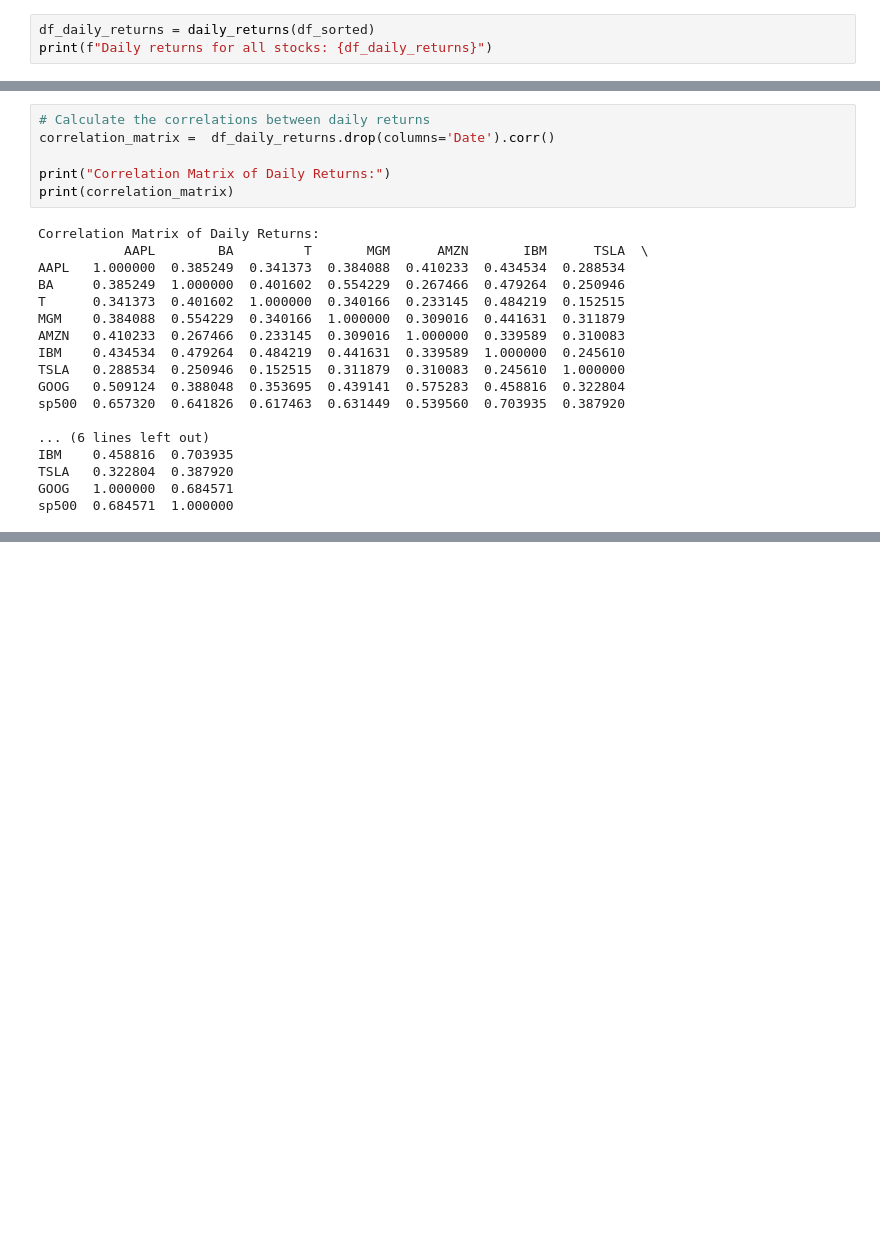
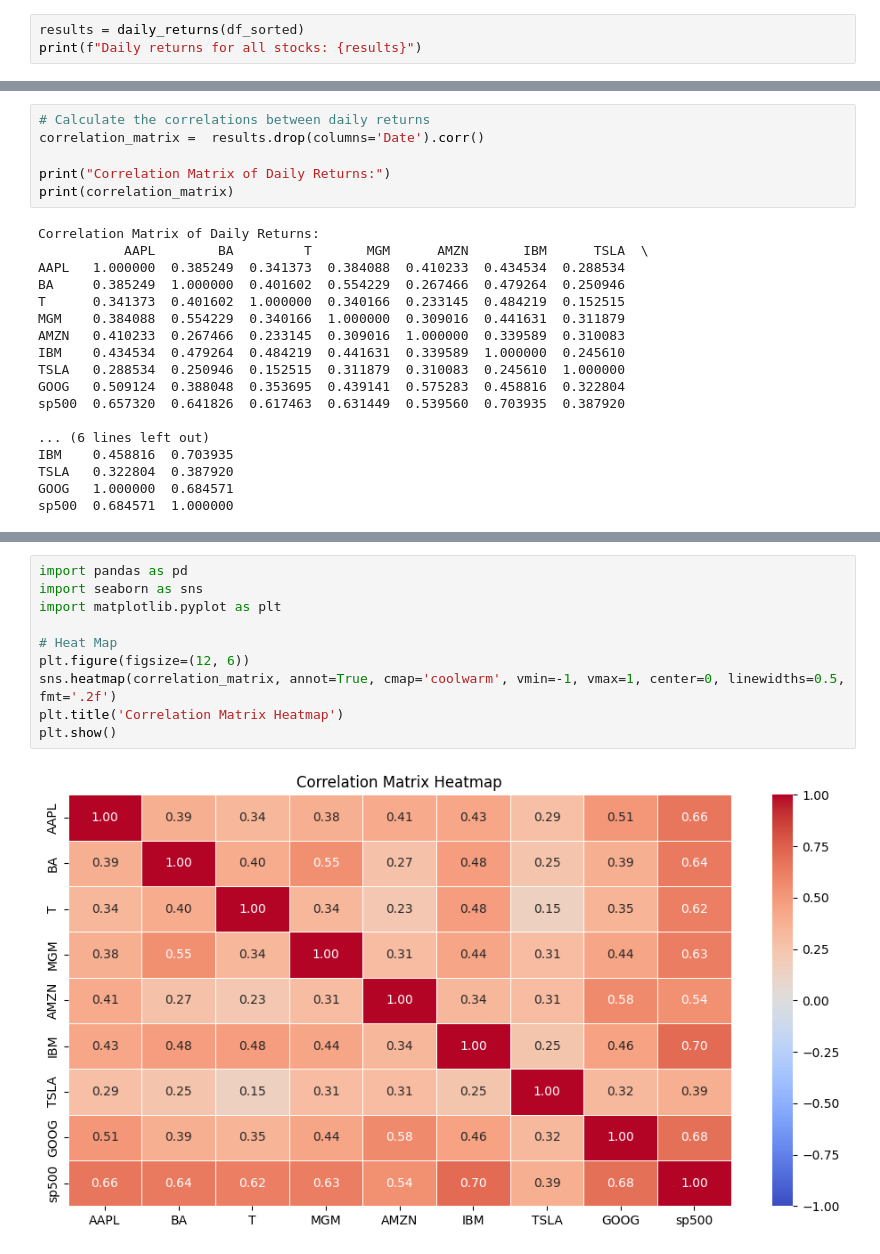
Before and after one commit to bubuzhang2002/Finance-with-Big-Data-PC-labs, a Jupyter notebook: PC labs/PC lab1.ipynb, the cells around one changed output, grey strips where cells are left out. Saved outputs shown, nothing was run; the diff lists cells and outputs as text; blank space fills up the shorter version.

```diff
--- a/PC labs/PC lab1.ipynb
+++ b/PC labs/PC lab1.ipynb
@@ -341,8 +341,8 @@ For the calculation we defined p as the index for the price today, and the price
 
 reference: https://tradingstrategy.medium.com/average-daily-returns-definition-0dd33537b185
 # %%
-df_daily_returns = daily_returns(df_sorted)
-print(f"Daily returns for all stocks: {df_daily_returns}")
+results = daily_returns(df_sorted)
+print(f"Daily returns for all stocks: {results}")
 # %% [output]
 Daily returns for all stocks:           AAPL        BA         T        MGM      AMZN       IBM       TSLA  \
 0          NaN       NaN       NaN        NaN       NaN       NaN        NaN
@@ -416,7 +416,7 @@ Now, we can clearly see MGM and TSLA have the largest fluctuations and now we ca
 ### Calculate Daily Stock Returns 2
 # %%
 # Calculate the correlations between daily returns
-correlation_matrix =  df_daily_returns.drop(columns='Date').corr()
+correlation_matrix =  results.drop(columns='Date').corr()
 
 print("Correlation Matrix of Daily Returns:")
 print(correlation_matrix)
@@ -444,0 +445,12 @@ Looking at the correlation matrix.
+# %%
+import pandas as pd
+import seaborn as sns
+import matplotlib.pyplot as plt
+
+# Heat Map
+plt.figure(figsize=(12, 6))
+sns.heatmap(correlation_matrix, annot=True, cmap='coolwarm', vmin=-1, vmax=1, center=0, linewidths=0.5, fmt='.2f')
+plt.title('Correlation Matrix Heatmap')
+plt.show()
+# %% [output]
+[figure, added]
```
Also changed, not shown: parts of 15 cells of this notebook.
